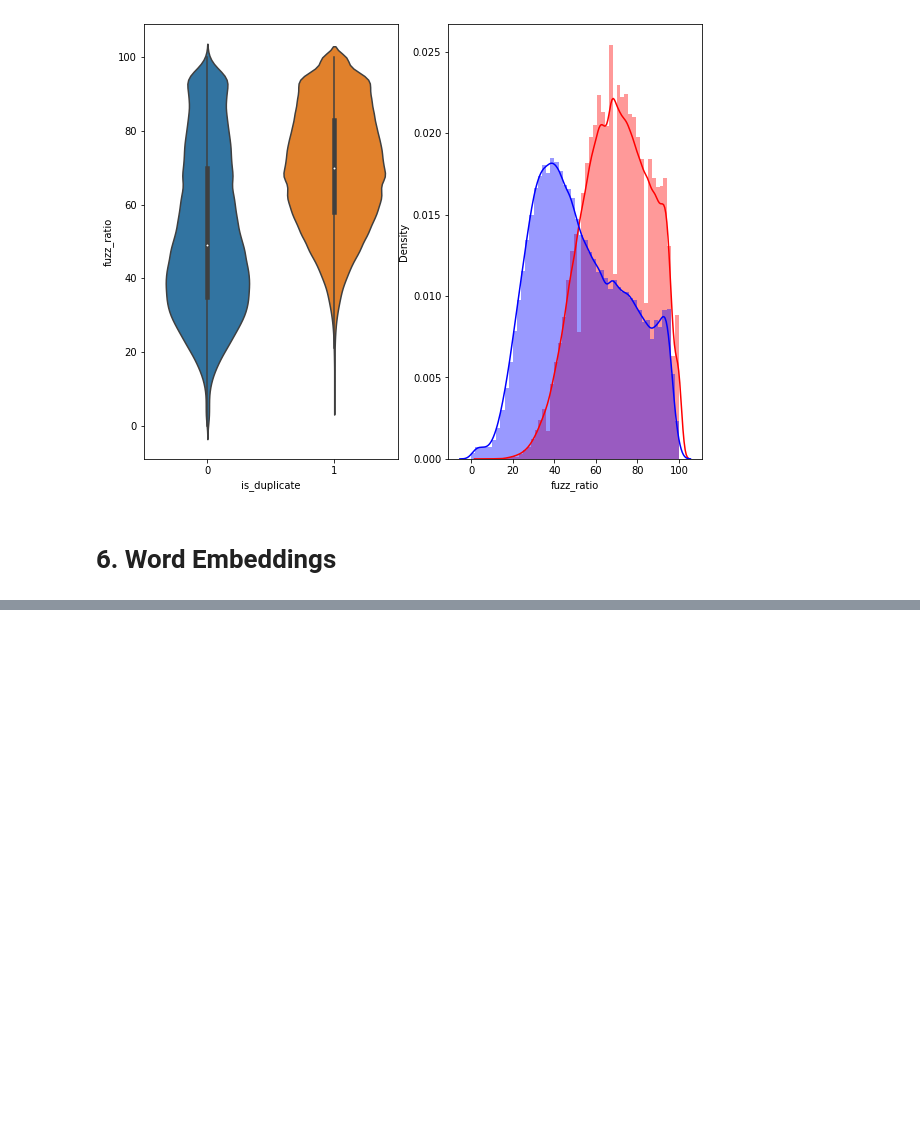
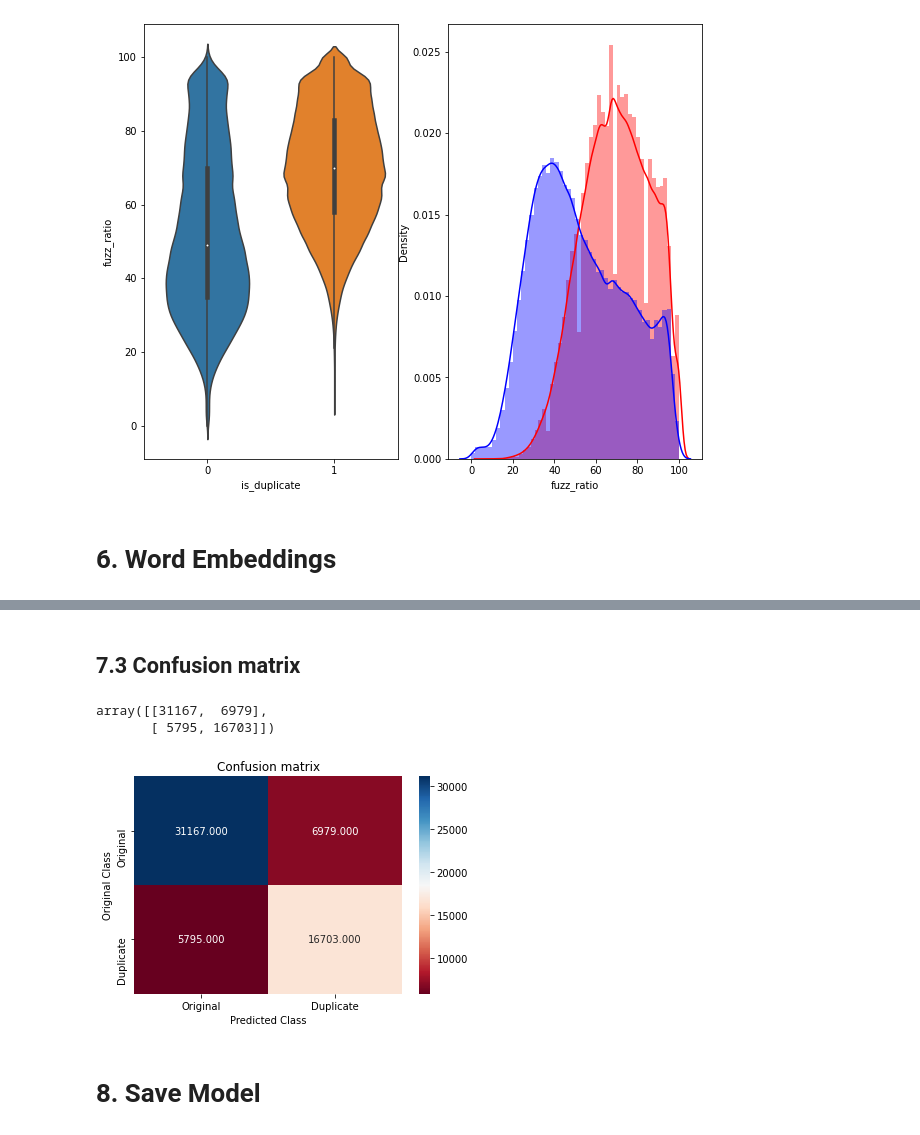
Before and after one commit to alankar23/quora_question_pairs, a Jupyter notebook: main.ipynb, the cells around one changed output, grey strips where cells are left out. Saved outputs shown, nothing was run; the diff lists cells and outputs as text; code cells hidden in the pictures; blank space fills up the shorter version.

```diff
--- a/main.ipynb
+++ b/main.ipynb
@@ -592,0 +802,19 @@ Epoch 10/10
+# %% [markdown]
+## 7.3 Confusion matrix
+# %%
+matrix = confusion_matrix(y_test, y_pred)
+matrix
+# %% [output]
+array([[31167,  6979],
+       [ 5795, 16703]])
+# %%
+Labels = ['Original' , 'Duplicate']
+plt.title('Confusion matrix')
+sns.heatmap(matrix, annot=True, cmap='RdBu', fmt=".3f", xticklabels=Labels, yticklabels=Labels)
+plt.xlabel('Predicted Class')
+plt.ylabel('Original Class')
+plt.show()
+# %% [output]
+[figure, added]
+# %% [markdown]
+# 8. Save Model
```
Also changed, not shown: parts of 78 cells of this notebook.
